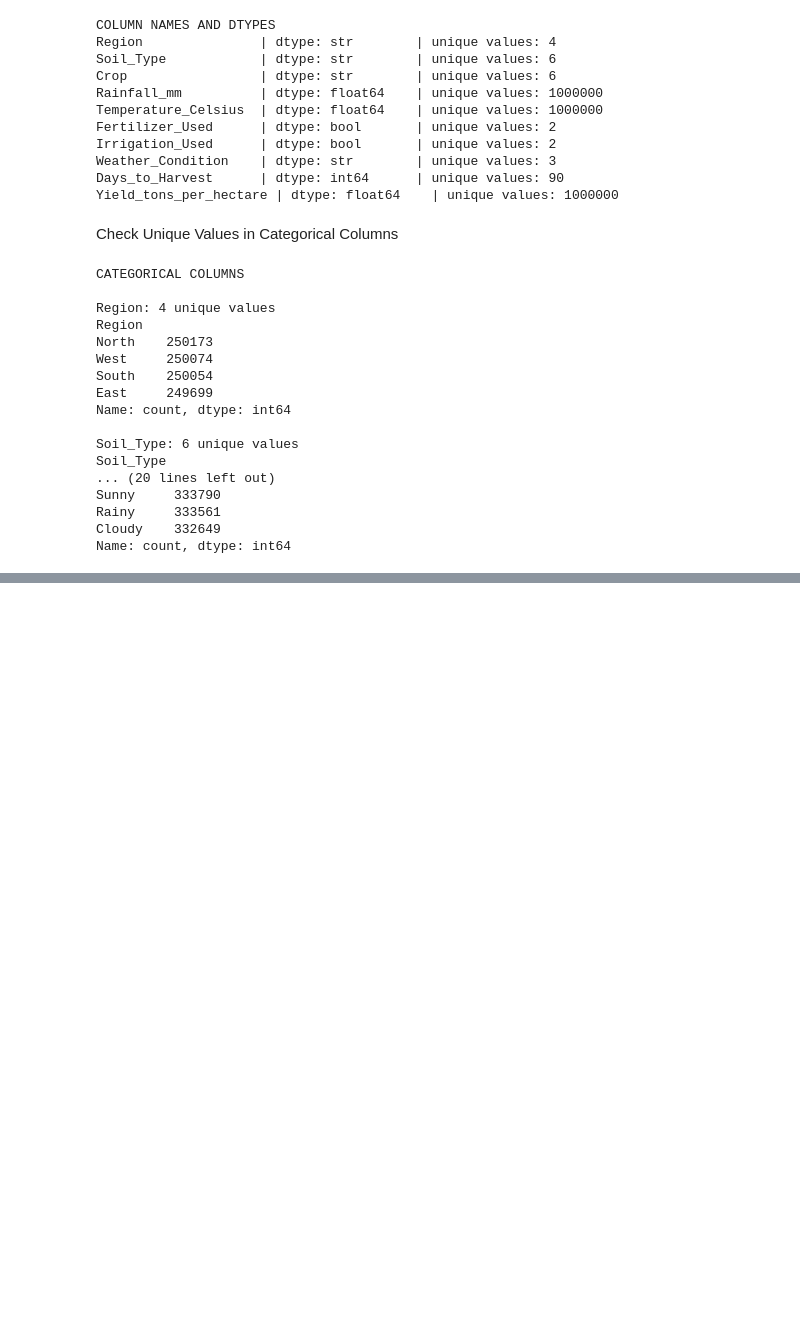
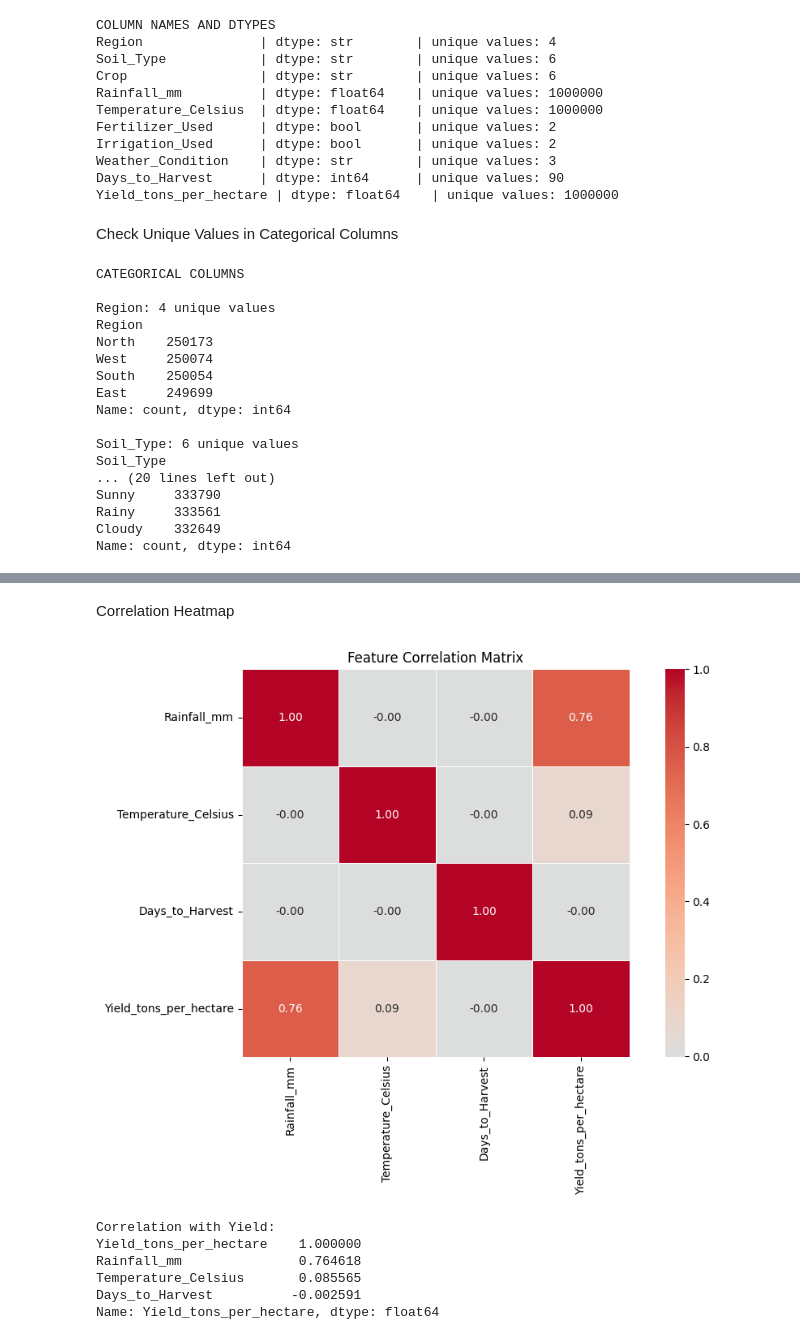
Before and after one commit to parth5757/ML_Project_The-Visionary_Parth, a Jupyter notebook: notebooks/01_EDA.ipynb, the cells around one changed output, grey strips where cells are left out. Cells and saved outputs as stored; diff of their text form; code cells hidden in the pictures; blank space fills up the shorter version.

```diff
--- a/notebooks/01_EDA.ipynb
+++ b/notebooks/01_EDA.ipynb
@@ -177,0 +216,33 @@ Name: count, dtype: int64
+# %% [markdown]
+ Correlation Heatmap
+# %%
+plt.figure(figsize=(10, 7))
+
+numeric_cols = df.select_dtypes(include=[np.number])
+corr_matrix = numeric_cols.corr()
+
+sns.heatmap(
+    corr_matrix,
+    annot=True,
+    fmt='.2f',
+    cmap='coolwarm',
+    center=0,
+    square=True,
+    linewidths=0.5
+)
+
+plt.title('Feature Correlation Matrix')
+plt.tight_layout()
+plt.savefig('correlation_heatmap.png')
+plt.show()
+
+print("\nCorrelation with Yield:")
+print(corr_matrix['Yield_tons_per_hectare'].sort_values(ascending=False))
+# %% [output]
+[figure, added]
+Correlation with Yield:
+Yield_tons_per_hectare    1.000000
+Rainfall_mm               0.764618
+Temperature_Celsius       0.085565
+Days_to_Harvest          -0.002591
+Name: Yield_tons_per_hectare, dtype: float64
```
Also changed, not shown: parts of 8 cells of this notebook, 3 other files.
